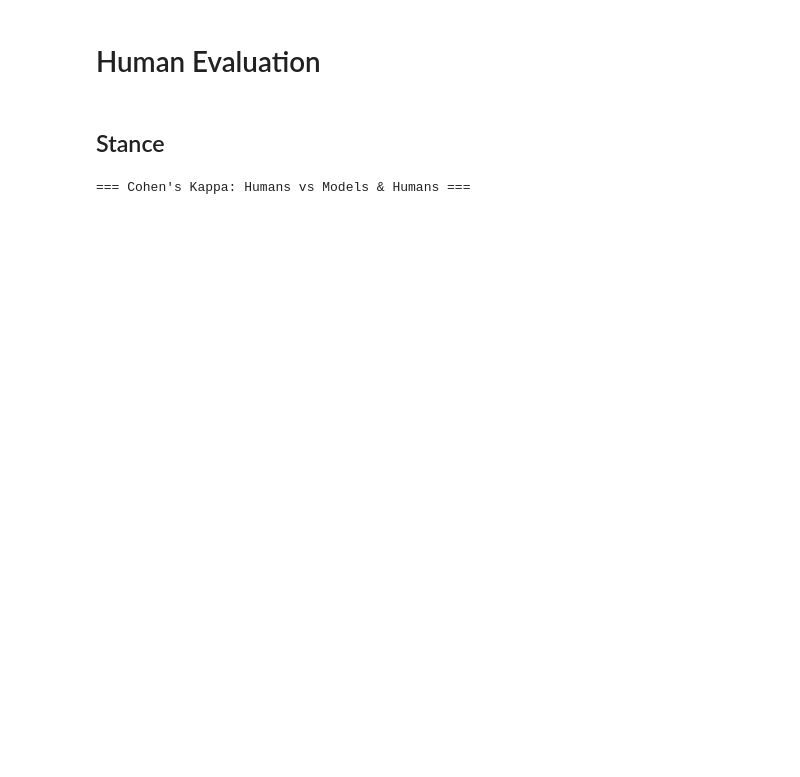
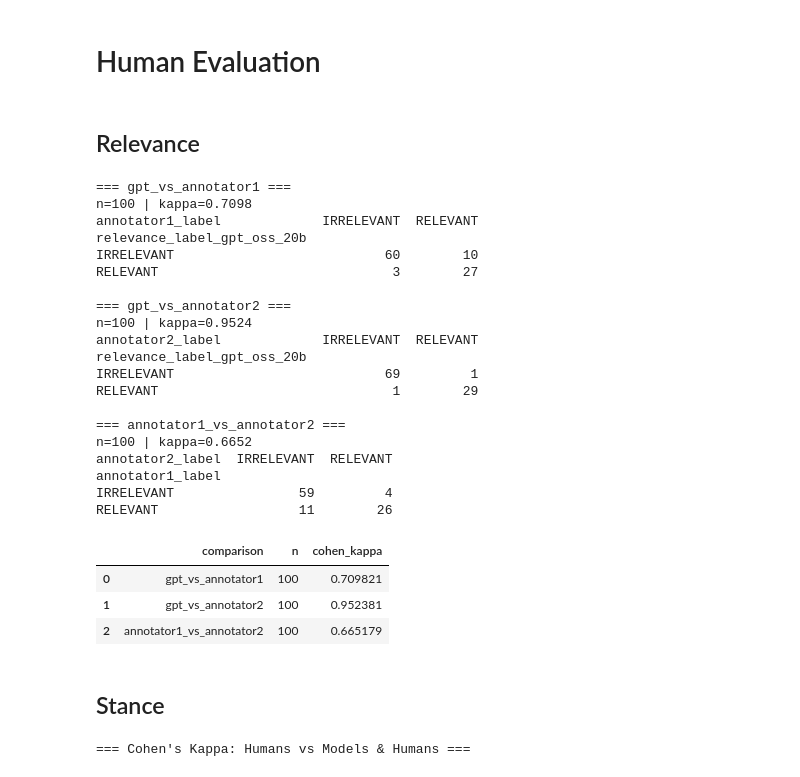
Before and after one commit to oii-seeing-migration/MigNar_FrontEnd_Streamlit, a Jupyter notebook: validation_and_model_comparison.ipynb, the cells around one changed output. Saved outputs shown, nothing was run; the diff lists cells and outputs as text; code cells hidden in the pictures; blank space fills up the shorter version.

```diff
--- a/validation_and_model_comparison.ipynb
+++ b/validation_and_model_comparison.ipynb
@@ -1031,5 +1079,76 @@ Reads as: Of the meso narratives predicted by [Row], [Column] agreed X%
 # %% [markdown]
 # Human Evaluation
+# %% [markdown]
+## Relevance
+# %%
+import pandas as pd
+from sklearn.metrics import cohen_kappa_score
+
+FILE_PATH = f"data/validation/sampled_data_4relevance_validation_completed.xlsx"
+COL_GPT = "relevance_label_gpt_oss_20b"
+COL_A1 = "annotator1_label"
+COL_A2 = "annotator2_label"
+
+pairs = [
+    (COL_GPT, COL_A1, "gpt_vs_annotator1"),
+    (COL_GPT, COL_A2, "gpt_vs_annotator2"),
+    (COL_A1, COL_A2, "annotator1_vs_annotator2"),
+]
+
+def norm(x):
+    if pd.isna(x):
+        return pd.NA
+    return str(x).strip().upper()
+
+df = pd.read_excel(FILE_PATH)
+
+# Optional: keep this only if you want table filtering
+df = df[df["source_table"].isin(["articles"])]
+
+for c in [COL_GPT, COL_A1, COL_A2]:
+    df[c] = df[c].map(norm)
+
+labels = sorted(set(df[COL_GPT].dropna()) | set(df[COL_A1].dropna()) | set(df[COL_A2].dropna()))
+
+kappa_rows = []
+for c1, c2, tag in pairs:
+    d = df[[c1, c2]].dropna().copy()
+    kappa = cohen_kappa_score(d[c1], d[c2], labels=labels)
+    cm = pd.crosstab(d[c1], d[c2]).reindex(index=labels, columns=labels, fill_value=0)
+
+    print(f"\n=== {tag} ===")
+    print(f"n={len(d)} | kappa={kappa:.4f}")
+    print(cm)
+
+    kappa_rows.append({"comparison": tag, "n": len(d), "cohen_kappa": kappa})
+
+kappa_df = pd.DataFrame(kappa_rows)
+kappa_df
+# %% [output]
+=== gpt_vs_annotator1 ===
+n=100 | kappa=0.7098
+annotator1_label             IRRELEVANT  RELEVANT
+relevance_label_gpt_oss_20b
+IRRELEVANT                           60        10
+RELEVANT                              3        27
+
+=== gpt_vs_annotator2 ===
+n=100 | kappa=0.9524
+annotator2_label             IRRELEVANT  RELEVANT
+relevance_label_gpt_oss_20b
+IRRELEVANT                           69         1
+RELEVANT                              1        29
+
+=== annotator1_vs_annotator2 ===
+n=100 | kappa=0.6652
+annotator2_label  IRRELEVANT  RELEVANT
+annotator1_label
+IRRELEVANT                59         4
+RELEVANT                  11        26
+|  | comparison | n | cohen_kappa |
+| 0 | gpt_vs_annotator1 | 100 | 0.709821 |
+| 1 | gpt_vs_annotator2 | 100 | 0.952381 |
+| 2 | annotator1_vs_annotator2 | 100 | 0.665179 |
 # %% [markdown]
 ## Stance
 # %%
```
Also changed, not shown: parts of 5 cells of this notebook, 2 other files.
